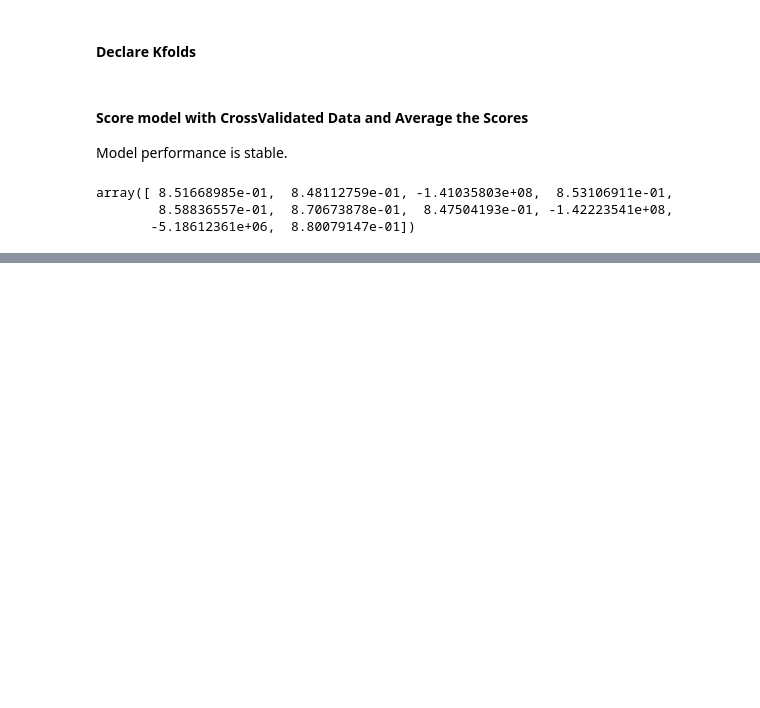
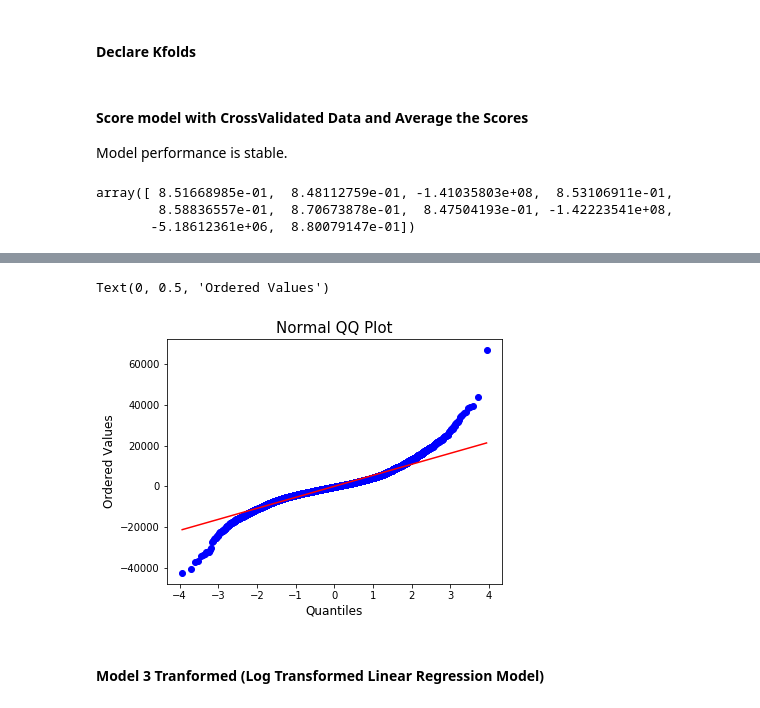
Before and after one commit to kavehamini/Used-Car-Price-Predictor, a Jupyter notebook: Machine Learning-Used Car Price Predictor-Simple.ipynb, the cells around one changed output, grey strips where cells are left out. Drawn from its saved outputs; the diff is of its cells as text; code cells hidden in the pictures; blank space fills up the shorter version.

```diff
--- a/Machine Learning-Used Car Price Predictor-Simple.ipynb
+++ b/Machine Learning-Used Car Price Predictor-Simple.ipynb
@@ -153,0 +279,12 @@ array([ 8.51668985e-01,  8.48112759e-01, -1.41035803e+08,  8.53106911e-01,
+# %%
+plt.figure(figsize=(6, 4.5))
+stats.probplot(residual_error, dist="norm", plot=plt)
+plt.title('Normal QQ Plot',fontsize=15)
+plt.xlabel('Quantiles',fontsize=12)
+plt.ylabel('Ordered Values',fontsize=12)
+# plt.savefig('img6_QQ1.jpeg')
+# %% [output]
+Text(0, 0.5, 'Ordered Values')
+[figure, added]
+# %% [markdown]
+#### Model 3 Tranformed (Log Transformed Linear Regression Model)
```
Also changed, not shown: parts of 30 cells of this notebook.
